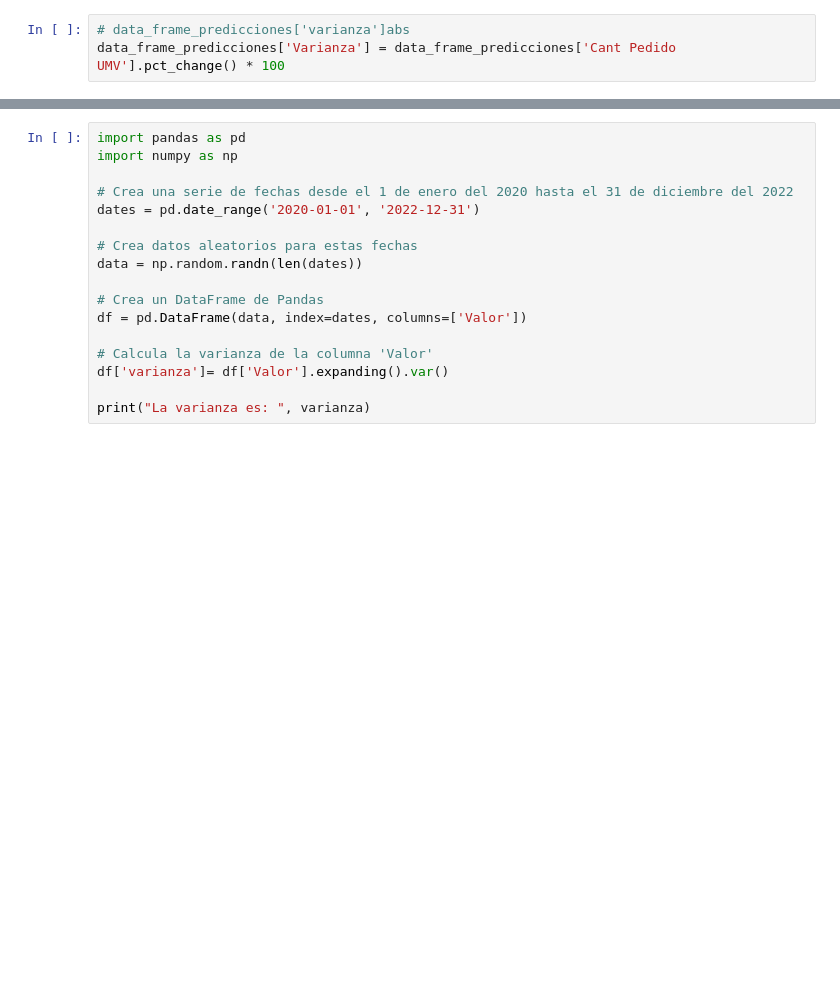
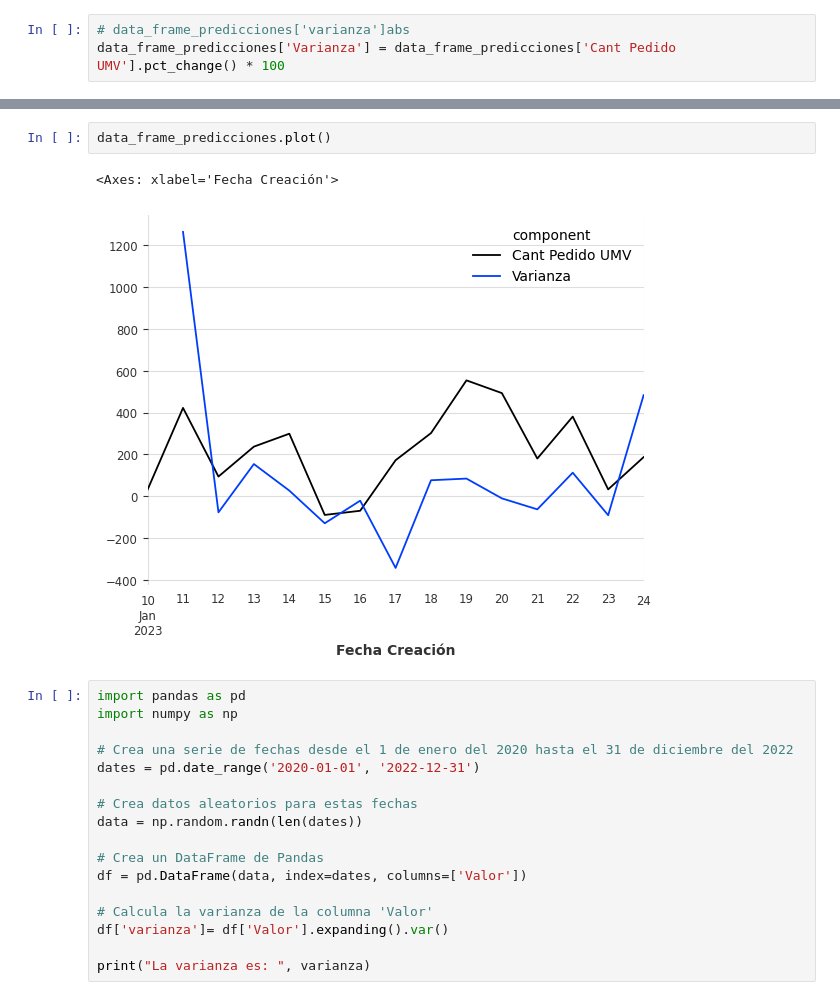
Before and after one commit to brayanfz013/app_predicction, a Jupyter notebook: notebooks/Train.ipynb, the cells around one changed output, grey strips where cells are left out. Saved outputs shown, nothing was run; the diff lists cells and outputs as text; blank space fills up the shorter version.

```diff
--- a/notebooks/Train.ipynb
+++ b/notebooks/Train.ipynb
@@ -534,3 +538,8 @@ data_frame_predicciones
+# %%
+data_frame_predicciones.plot()
+# %% [output]
+<Axes: xlabel='Fecha Creación'>
+[figure, added]
 # %%
 import pandas as pd
 import numpy as np
```
Also changed, not shown: parts of 9 cells of this notebook, 25 other files.
